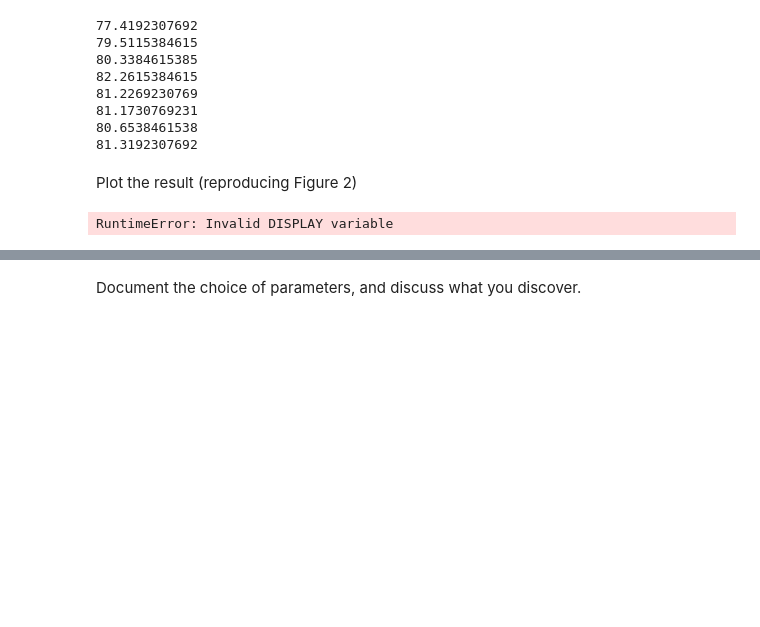
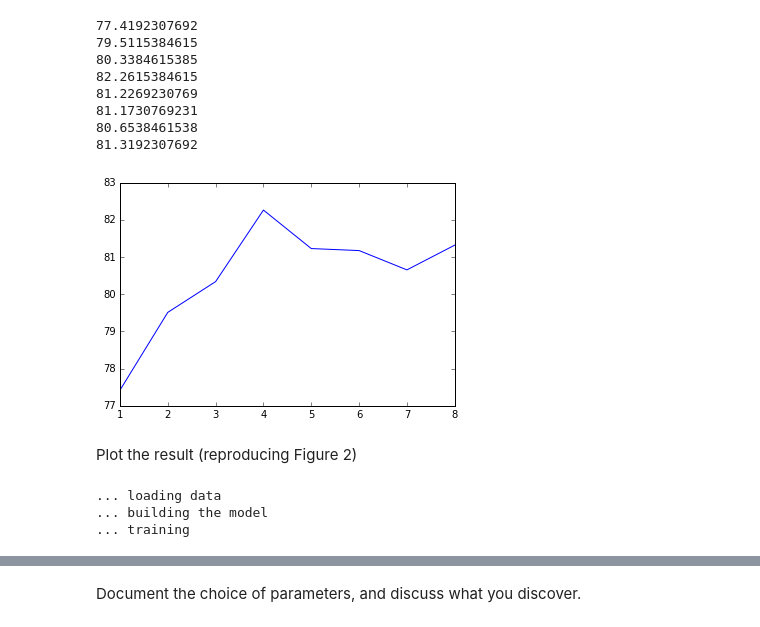
Before and after one commit to sav2125/e6040_hw2_sav2125, a Jupyter notebook: src/hw2b.ipynb, the cells around one changed output, grey strips where cells are left out. Saved outputs shown, nothing was run; the diff lists cells and outputs as text; code cells hidden in the pictures; blank space fills up the shorter version.

```diff
--- a/src/hw2b.ipynb
+++ b/src/hw2b.ipynb
@@ -422,14 +435,26 @@ for i in range(0,8):
 81.1730769231
 80.6538461538
 81.3192307692
+# %%
+x = [1,2,3,4,5,6,7,8]
+y = [77.4192307692 , 79.5115384615, 80.3384615385 , 82.2615384615, 81.2269230769, 81.1730769231, 80.6538461538, 81.3192307692]
+fig = plt.figure()
+axes = fig.add_subplot(111)
+axes.plot(x,y)
+
+plt.show()
+# %% [output]
+[figure, added]
 # %% [markdown]
 Plot the result (reproducing Figure 2)
-# %%
-# TODO
-#plt.plot(test_performance_part4)
-plt.plot([1,2,3,4],[1,2,3,4])
-plt.ylabel('test accuracy')
-plt.xlabel('number of hidden layers')
-plt.show()
-# %% [output]
-RuntimeError: Invalid DISPLAY variable
+# %%
+# TODO
+test_performance_part4 = []
+for i in range(1,9):
+    test_per = test_mlp(layer = i, act_function = 1, learning_rate=0.01, L1_reg=0.00, L2_reg=0.001, n_epochs=1000,
+             batch_size=100, n_hidden=int (2400/i), verbose=True)
+    test_performance_part4.append(test_per)
+# %% [output]
+... loading data
+... building the model
+... training
```
Also changed, not shown: parts of 13 cells of this notebook.
